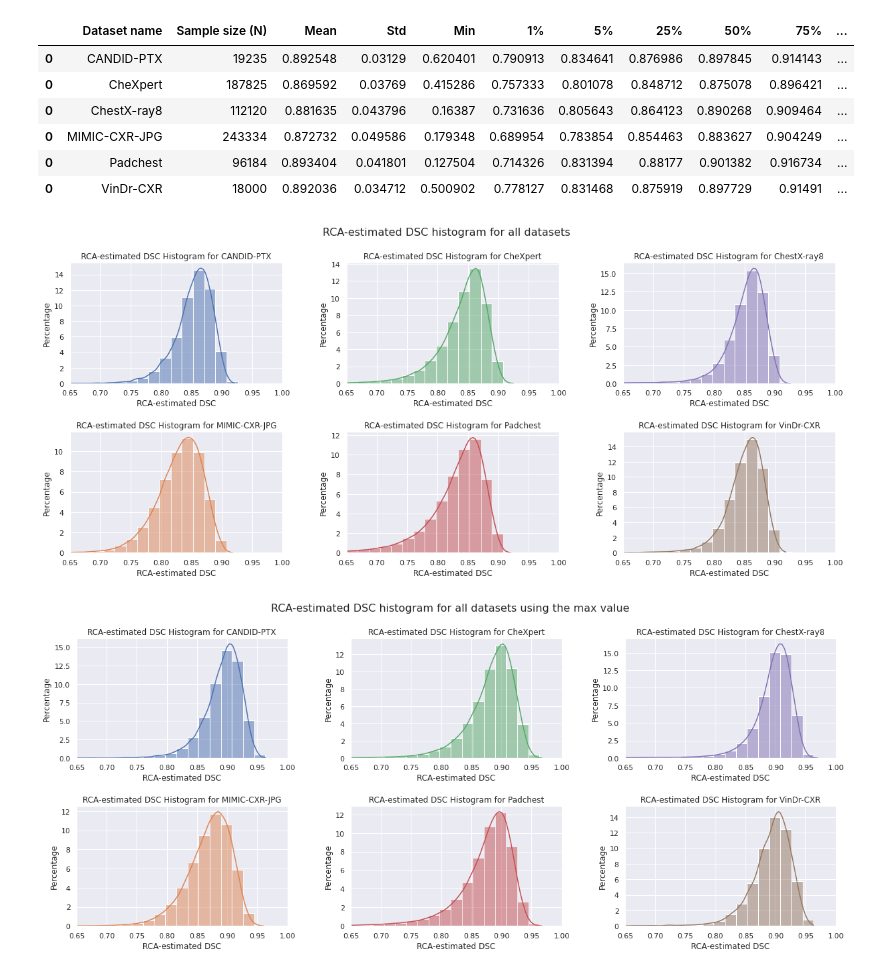
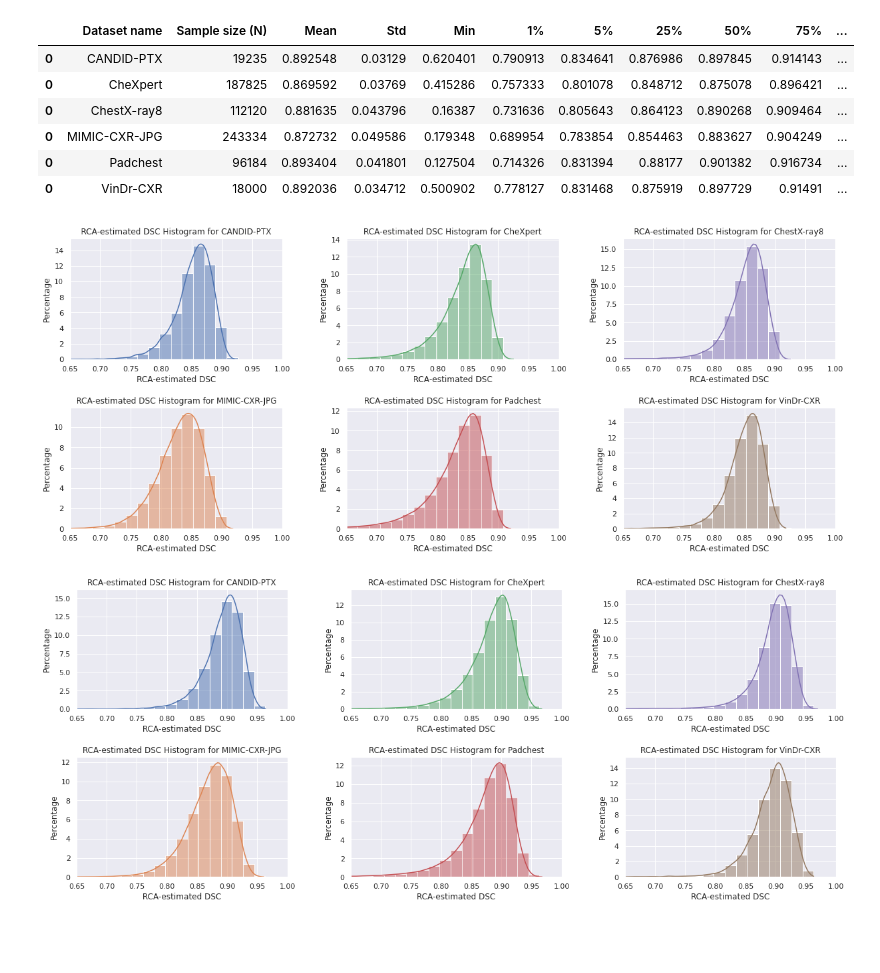
Before and after one commit to ngaggion/CheXmask-Database, a Jupyter notebook: TechnicalValidation/IndividualRCA/Individual_RCA_BigScale.ipynb, the cells around one changed output. Drawn from its saved outputs; the diff is of its cells as text; code cells hidden in the pictures; blank space fills up the shorter version.

```diff
--- a/TechnicalValidation/IndividualRCA/Individual_RCA_BigScale.ipynb
+++ b/TechnicalValidation/IndividualRCA/Individual_RCA_BigScale.ipynb
@@ -116,43 +116,43 @@ def plot_individual_histograms(dfs, names, metric):
     # Set the theme for seaborn plots
     sns.set_theme(style='darkgrid')
 
     # Create the subplot grid
     fig, axes = plt.subplots(2, len(dfs) // 2, figsize=(len(dfs)*3, 8))
     fig.tight_layout(pad=5)
 
     # Iterate through the datasets and plot the histograms for Dice_RCA_Max and Dice_RCA_Mean
     for i, (df, name) in enumerate(zip(dfs, names)):
         values = df[metric]
 
         bins = np.linspace(0.65, 1.0, 20)
 
         # Plot Max histogram
         sns.histplot(data=values, kde=True, bins=bins, ax=axes[i%2, i//2], stat='density', color=sns.color_palette()[i], label=name)
         axes[i//3, i%3].set_title("RCA-estimated DSC Histogram for " + name.replace('.csv', ''))
         axes[i//3, i%3].set_xlabel("RCA-estimated DSC")
         axes[i//3, i%3].set_ylabel('Percentage')
         axes[i//3, i%3].set_xlim([0.65, 1.0])
 
     # Add a title for the entire figure
-    plt.suptitle("RCA-estimated DSC histogram for all datasets", fontsize=16)
+    # plt.suptitle("RCA-estimated DSC histogram for all datasets", fontsize=16)
 
-    if "Max" in metric:
-        plt.suptitle("RCA-estimated DSC histogram for all datasets using the max value", fontsize=16)
-    else:
-        plt.suptitle("RCA-estimated DSC histogram for all datasets", fontsize=16)
+    #if "Max" in metric:
+    #    plt.suptitle("RCA-estimated DSC histogram for all datasets using the max value", fontsize=16)
+    #else:
+    #    plt.suptitle("RCA-estimated DSC histogram for all datasets", fontsize=16)
 
     # Reduce the space between the subplots
     plt.subplots_adjust(hspace=0.4)
     plt.savefig('histograms_%s.png'%metric, dpi=300, bbox_inches='tight')
 
 
 plot_individual_histograms(dfs, names, 'Dice RCA (Mean)')
 # %% [output]
-[figure, old version]
+[figure, new version]
 # %%
 plot_individual_histograms(dfs, names, 'Dice RCA (Max)')
 # %% [output]
-[figure, old version]
+[figure, new version]
 # %%
 import os
 import pandas as pd
```
Also changed, not shown: parts of 1 cell of this notebook, 14 other files.
